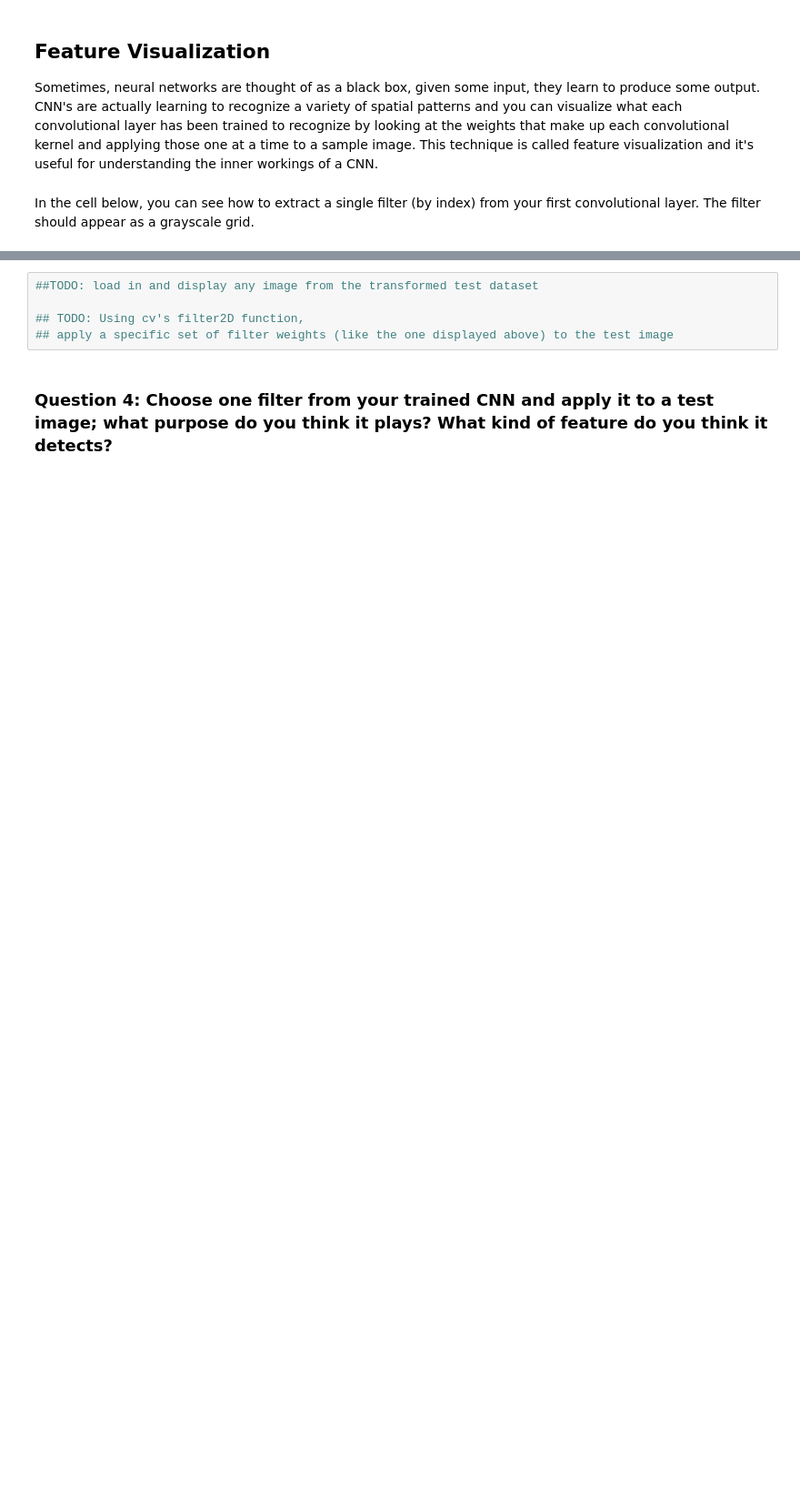
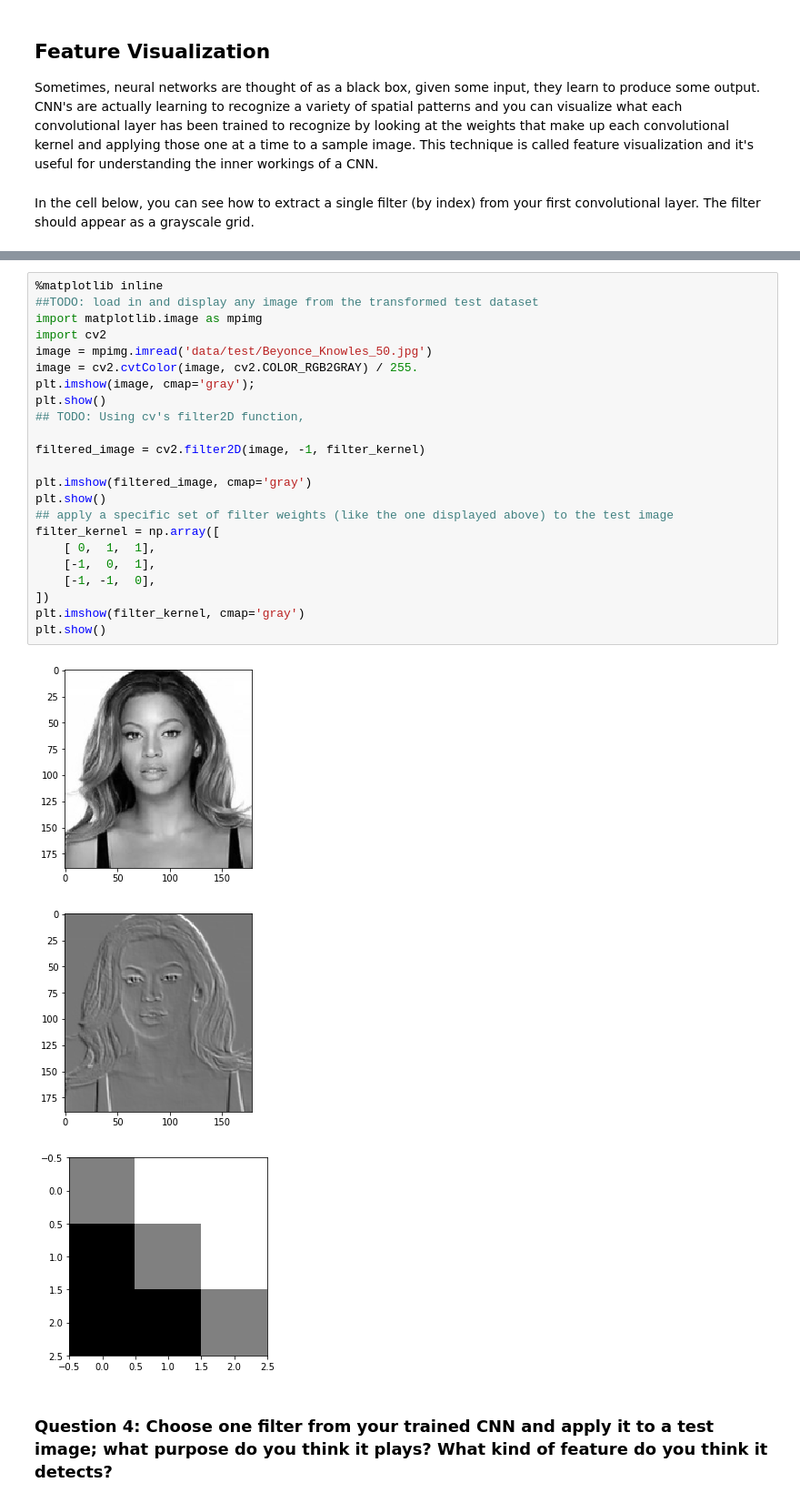
Before and after one commit to xueweiyema/FacialKeypoint, a Jupyter notebook: 2. Define the Network Architecture.ipynb, the cells around one changed output, grey strips where cells are left out. Shown at 91% size. Saved outputs shown, nothing was run; the diff lists cells and outputs as text; blank space fills up the shorter version.

```diff
--- a/2. Define the Network Architecture.ipynb
+++ b/2. Define the Network Architecture.ipynb
@@ -506,9 +506,31 @@ Next, choose a test image and filter it with one of the convolutional kernels in
 ### TODO: Filter an image to see the effect of a convolutional kernel
 ---
 # %%
+%matplotlib inline
 ##TODO: load in and display any image from the transformed test dataset
+import matplotlib.image as mpimg
+import cv2
+image = mpimg.imread('data/test/Beyonce_Knowles_50.jpg')
+image = cv2.cvtColor(image, cv2.COLOR_RGB2GRAY) / 255.
+plt.imshow(image, cmap='gray');
+plt.show()
+## TODO: Using cv's filter2D function,
 
-## TODO: Using cv's filter2D function,
+filtered_image = cv2.filter2D(image, -1, filter_kernel)
+
+plt.imshow(filtered_image, cmap='gray')
+plt.show()
 ## apply a specific set of filter weights (like the one displayed above) to the test image
+filter_kernel = np.array([
+    [ 0,  1,  1],
+    [-1,  0,  1],
+    [-1, -1,  0],
+])
+plt.imshow(filter_kernel, cmap='gray')
+plt.show()
+# %% [output]
+[figure, added]
+[figure, added]
+[figure, added]
 # %% [markdown]
 ### Question 4: Choose one filter from your trained CNN and apply it to a test image; what purpose do you think it plays? What kind of feature do you think it detects?
```
Also changed, not shown: parts of 13 cells of this notebook, 2 other files.
